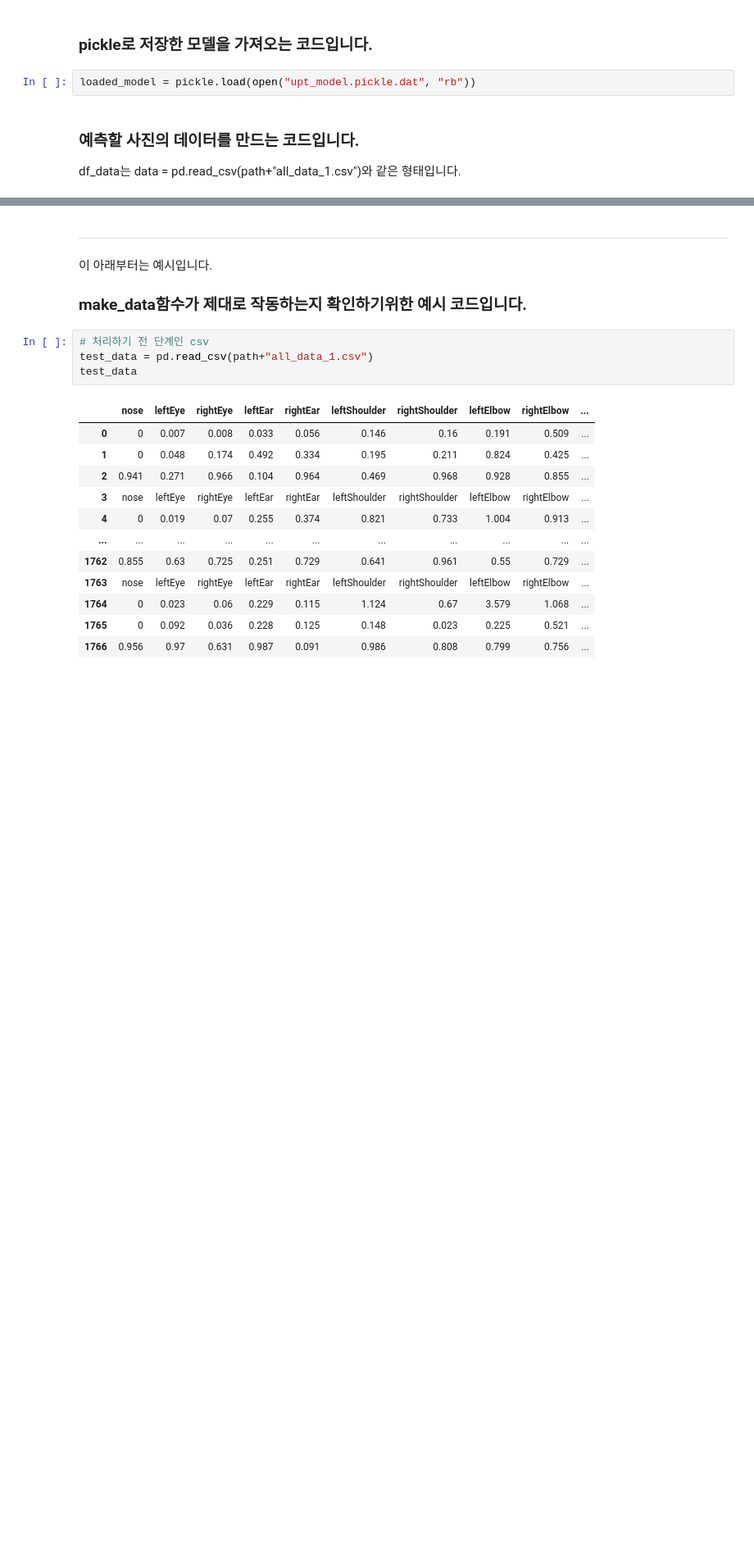
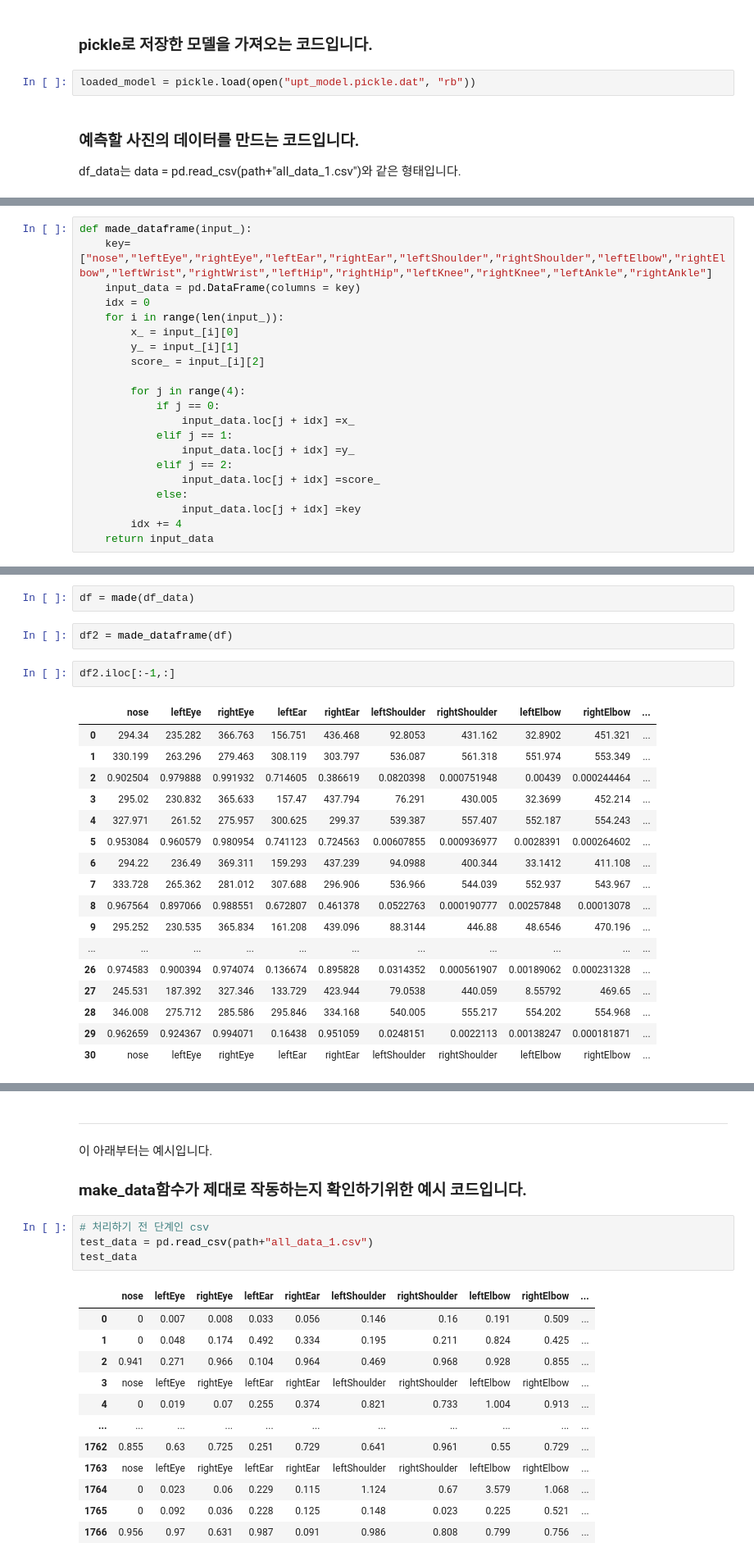
Before and after one commit to devToram/UPT, a Jupyter notebook: ykj/0921_file.ipynb, the cells around one changed output, grey strips where cells are left out. Shown at 82% size. Saved outputs shown, nothing was run; the diff lists cells and outputs as text; blank space fills up the shorter version.

```diff
--- a/ykj/0921_file.ipynb
+++ b/ykj/0921_file.ipynb
@@ -162,2 +184,23 @@ df_data는 data = pd.read_csv(path+"all_data_1.csv")와 같은 형태입니다.
+# %%
+def made_dataframe(input_):
+    key= ["nose","leftEye","rightEye","leftEar","rightEar","leftShoulder","rightShoulder","leftElbow","rightElbow","leftWrist","rightWrist","leftHip","rightHip","leftKnee","rightKnee","leftAnkle","rightAnkle"]
+    input_data = pd.DataFrame(columns = key)
+    idx = 0
+    for i in range(len(input_)):
+        x_ = input_[i][0]
+        y_ = input_[i][1]
+        score_ = input_[i][2]
+
+        for j in range(4):
+            if j == 0:
+                input_data.loc[j + idx] =x_
+            elif j == 1:
+                input_data.loc[j + idx] =y_
+            elif j == 2:
+                input_data.loc[j + idx] =score_
+            else:
+                input_data.loc[j + idx] =key
+        idx += 4
+    return input_data
 # %%
 def make_data(df_data):
@@ -219,3 +263,27 @@ def make_data(df_data):
     all_data = all_data.apply(pd.to_numeric)
 
     return all_data #이 결과를
+# %%
+df = made(df_data)
+# %%
+df2 = made_dataframe(df)
+# %%
+df2.iloc[:-1,:]
+# %% [output]
+|  | nose | leftEye | rightEye | leftEar | rightEar | leftShoulder | rightShoulder | leftElbow | rightElbow | ... |
+| 0 | 294.34 | 235.282 | 366.763 | 156.751 | 436.468 | 92.8053 | 431.162 | 32.8902 | 451.321 | ... |
+| 1 | 330.199 | 263.296 | 279.463 | 308.119 | 303.797 | 536.087 | 561.318 | 551.974 | 553.349 | ... |
+| 2 | 0.902504 | 0.979888 | 0.991932 | 0.714605 | 0.386619 | 0.0820398 | 0.000751948 | 0.00439 | 0.000244464 | ... |
+| 3 | 295.02 | 230.832 | 365.633 | 157.47 | 437.794 | 76.291 | 430.005 | 32.3699 | 452.214 | ... |
+| 4 | 327.971 | 261.52 | 275.957 | 300.625 | 299.37 | 539.387 | 557.407 | 552.187 | 554.243 | ... |
+| 5 | 0.953084 | 0.960579 | 0.980954 | 0.741123 | 0.724563 | 0.00607855 | 0.000936977 | 0.0028391 | 0.000264602 | ... |
+| 6 | 294.22 | 236.49 | 369.311 | 159.293 | 437.239 | 94.0988 | 400.344 | 33.1412 | 411.108 | ... |
+| 7 | 333.728 | 265.362 | 281.012 | 307.688 | 296.906 | 536.966 | 544.039 | 552.937 | 543.967 | ... |
+| 8 | 0.967564 | 0.897066 | 0.988551 | 0.672807 | 0.461378 | 0.0522763 | 0.000190777 | 0.00257848 | 0.00013078 | ... |
+| 9 | 295.252 | 230.535 | 365.834 | 161.208 | 439.096 | 88.3144 | 446.88 | 48.6546 | 470.196 | ... |
+| ... | ... | ... | ... | ... | ... | ... | ... | ... | ... | ... |
+| 26 | 0.974583 | 0.900394 | 0.974074 | 0.136674 | 0.895828 | 0.0314352 | 0.000561907 | 0.00189062 | 0.000231328 | ... |
+| 27 | 245.531 | 187.392 | 327.346 | 133.729 | 423.944 | 79.0538 | 440.059 | 8.55792 | 469.65 | ... |
+| 28 | 346.008 | 275.712 | 285.586 | 295.846 | 334.168 | 540.005 | 555.217 | 554.202 | 554.968 | ... |
+| 29 | 0.962659 | 0.924367 | 0.994071 | 0.16438 | 0.951059 | 0.0248151 | 0.0022113 | 0.00138247 | 0.000181871 | ... |
+| 30 | nose | leftEye | rightEye | leftEar | rightEar | leftShoulder | rightShoulder | leftElbow | rightElbow | ... |
```
Also changed, not shown: parts of 5 cells of this notebook, 9 other files.
